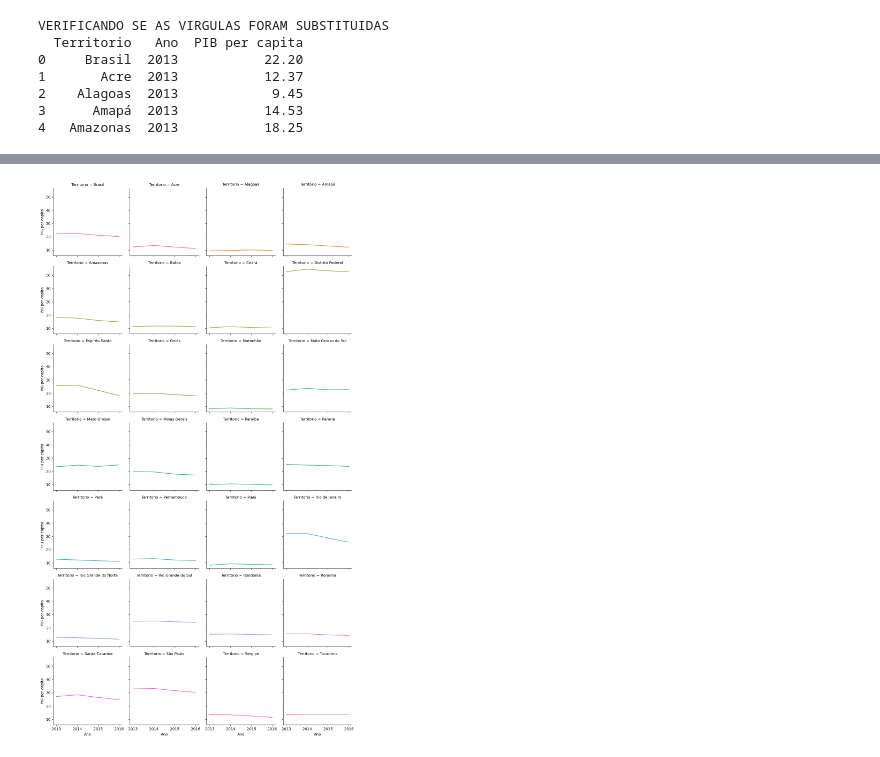
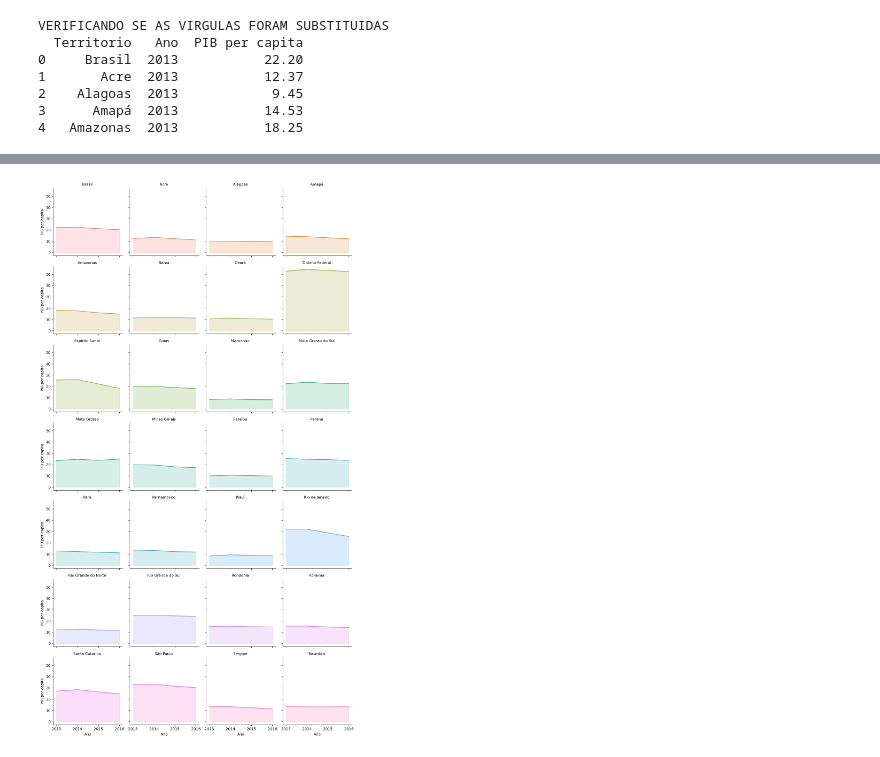
Before and after one commit to caikedomingues/curso-de-analise-de-dados-com-python, a Jupyter notebook: RendaPerCapita.ipynb, the cells around one changed output, grey strips where cells are left out. Cells and saved outputs as stored; diff of their text form; code cells hidden in the pictures.

```diff
--- a/RendaPerCapita.ipynb
+++ b/RendaPerCapita.ipynb
@@ -197,27 +197,41 @@ cor_fundo = '#f5f5f5'
 # %%
 # Criando o sistema de grids
 # FacetGrid: é uma estrutura de gráficos do seaborn que permite criar
 # uma grade de subgráficos, onde cada subgráfico representa um subconjunto dos dados com base em alguma caracteristica(variável).
 
 # base_dados: DataFrame que contem os dados que serão utilizados na
 # construção dos graficos
 
 # col: é usada para dividir os dados em colunas, criando um gráfico
 # separado para cada valor único da variável ('território' no caso).
 # Ou seja, ele vai criar uma faceta (um subgráfico) para cada território
 # presente no Dataframe 'base_dados'.
 
 # hue: Define uma variável para a qual as cores dos gráficos serão atribuidas. Nesse caso, como é a mesma variável Territorio, o seaborn
 # usará cores diferentes para representar os diferentes territórios
 # dentro de cada faceta.
 
 # col_wrap: Define quantas colunas de subgraficos serão exibidas antes
 # de ir para a proxima linha. Nesse caso, col_wrap=4 significa que serão
 # exibidos até 4 subgraficos por linha. Se houver mais de 4 territórios
 # unicos, as facetas seguintes irão para a linha seguinte.
 grid_graficos = sns.FacetGrid(base_dados, col='Territorio', hue='Territorio', col_wrap=4)
 
 # Comando que irá adicionar um gráfico de linhas em cada gráfico.
+# Eixo X: Terá os valores da coluna 'Ano'
+# Eixo y: Terá os valores da coluna 'PIB per capita'.
 grid_graficos = grid_graficos.map(plt.plot, 'Ano', 'PIB per capita')
+
+# Adicionando uma sombra entre as linhas e o final dos gráficos.
+# A função plt.fill_between preenche a área entre duas linhas
+# em um gráfico. Ou seja, preenche a area entre o eixo x e a linha
+# do grafico representada por 'PIB per capita'.
+# alpha: Define a transparência da area preenchida.
+# set_titles: serve para personalizar/customizar esses titulos. Recebe
+# como argumento o {col_name} é um placeholder que será substituido
+# automaticamente pelo nome da categoria associada á faceta(ou coluna,
+# no caso de variáveis categóricas organizadas por colunas.)
+# O novo titulo será o nome das colunas.
+grid_graficos = grid_graficos.map(plt.fill_between, 'Ano', 'PIB per capita', alpha=0.2).set_titles('{col_name} ')
 # %% [output]
-[figure, old version]
+[figure, new version]
```
